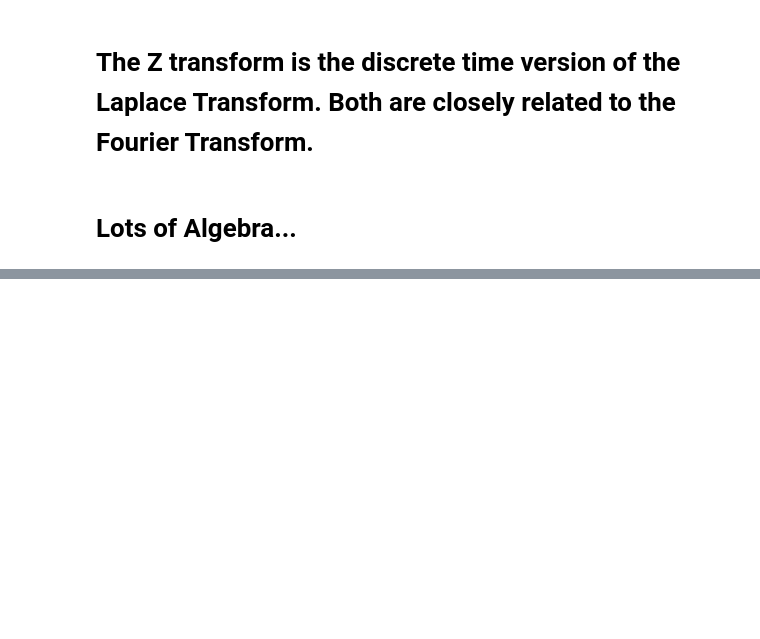
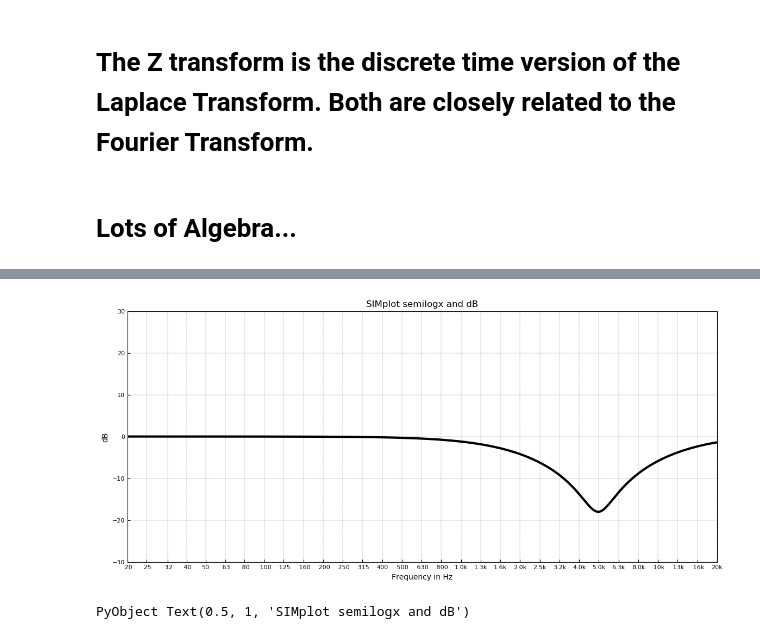
Before and after one commit to perrinmeyer/JuPyteR, a Jupyter notebook: key3.ipynb, the cells around one changed output, grey strips where cells are left out. Drawn from its saved outputs; the diff is of its cells as text; code cells hidden in the pictures; blank space fills up the shorter version.

```diff
--- a/key3.ipynb
+++ b/key3.ipynb
@@ -25,0 +145,2 @@ Analog Lowpass (from Wikipedia)
+# %%
+f2,H2,b,a,h,H= cp10hH(5000,0.5,-18,96e3,2^12);
@@ -25,0 +155,6 @@ Analog Lowpass (from Wikipedia)
+# %%
+fig = figure("Title of Window",figsize=(14,6))
+simplot(f2,H2)
+# %% [output]
+[figure, added]
+PyObject Text(0.5, 1, 'SIMplot semilogx and dB')
```
Also changed, not shown: parts of 40 cells of this notebook, 7 other files.
